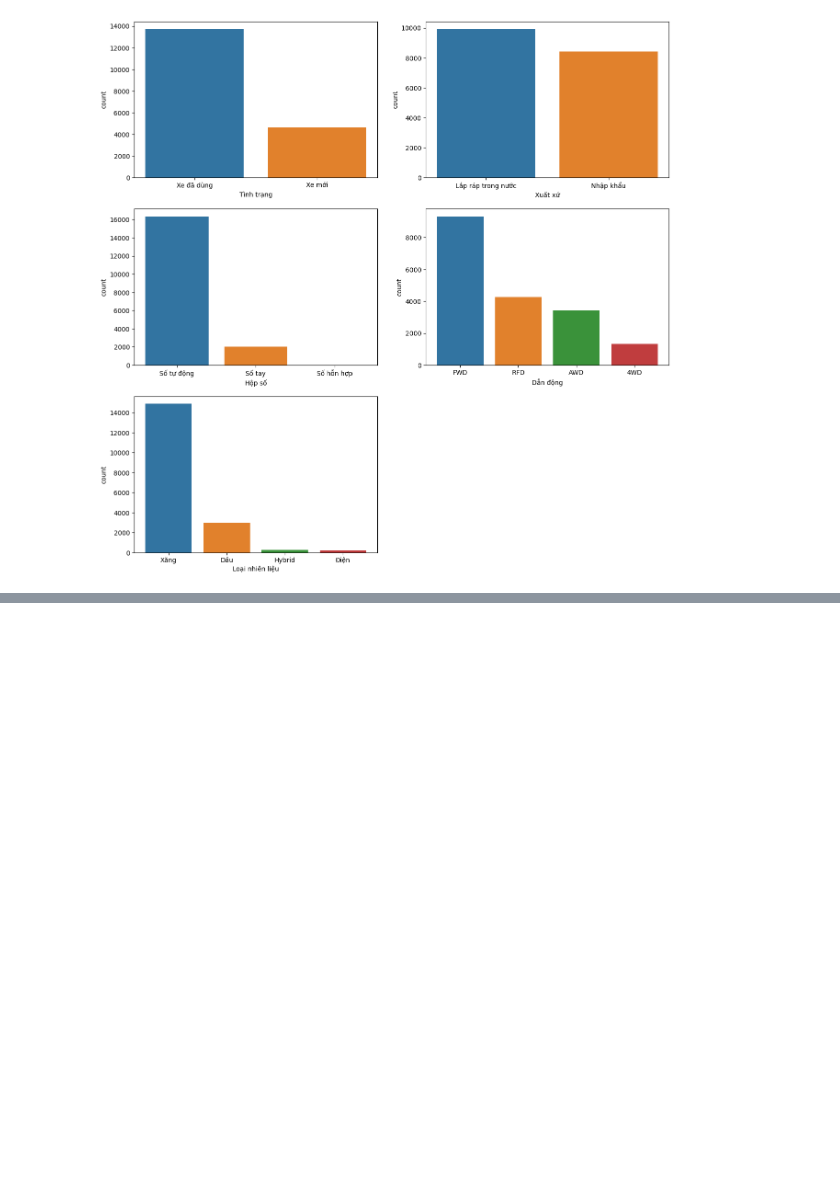
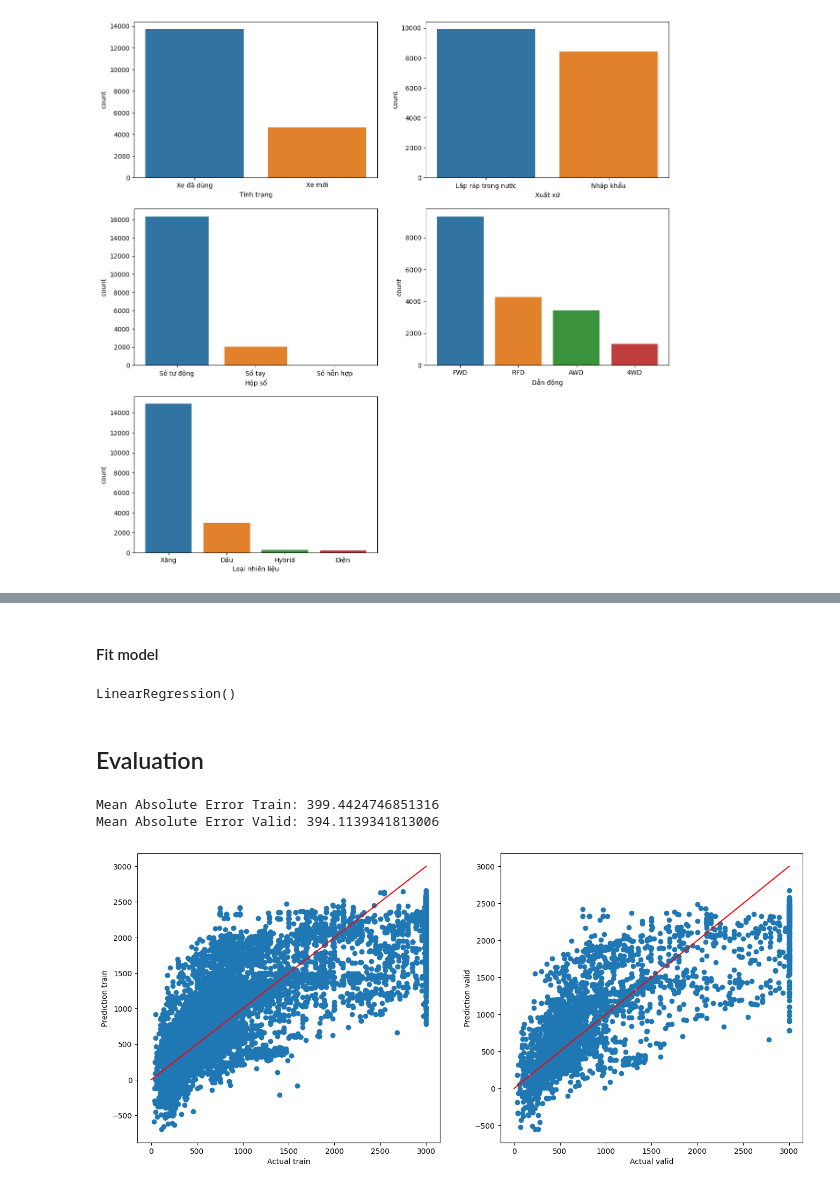
Before and after one commit to minhviet21/Car_Price_Prediction, a Jupyter notebook: Project.ipynb, the cells around one changed output, grey strips where cells are left out. Saved outputs shown, nothing was run; the diff lists cells and outputs as text; code cells hidden in the pictures; blank space fills up the shorter version.

```diff
--- a/Project.ipynb
+++ b/Project.ipynb
@@ -221,0 +246,4 @@ for i,col in enumerate(categorical_cols):
+# %%
+scaler = StandardScaler()
+X_train[not_str_numerical_cols] = scaler.fit_transform(X_train[not_str_numerical_cols])
+X_valid[not_str_numerical_cols] = scaler.transform(X_valid[not_str_numerical_cols])
@@ -221,0 +252,36 @@ for i,col in enumerate(categorical_cols):
+# %%
+ct = ColumnTransformer([('one_hot_encoder', OneHotEncoder(drop='first'), categorical_cols)], remainder='passthrough')
+X_train = ct.fit_transform(X_train)
+X_valid = ct.transform(X_valid)
+# %% [markdown]
+#### Fit model
+# %%
+model = LinearRegression()
+model.fit(X_train, y_train)
+# %% [output]
+LinearRegression()
+# %% [markdown]
+## Evaluation
+# %%
+y_pred_train = model.predict(X_train)
+y_pred_valid = model.predict(X_valid)
+print('Mean Absolute Error Train:', mean_absolute_error(y_train, y_pred_train))
+print('Mean Absolute Error Valid:', mean_absolute_error(y_valid, y_pred_valid))
+# %% [output]
+Mean Absolute Error Train: 399.4424746851316
+Mean Absolute Error Valid: 394.1139341813006
+# %%
+plt.figure(figsize=(16,7))
+plt.subplot(1,2,1)
+plt.scatter(y_train, y_pred_train)
+plt.plot([0, 3000], [0, 3000], 'r')
+plt.xlabel('Actual train')
+plt.ylabel('Prediction train')
+plt.subplot(1,2,2)
+plt.scatter(y_valid, y_pred_valid)
+plt.plot([0, 3000], [0, 3000], 'r')
+plt.xlabel('Actual valid')
+plt.ylabel('Prediction valid')
+plt.show()
+# %% [output]
+[figure, added]
```
Also changed, not shown: parts of 25 cells of this notebook.
